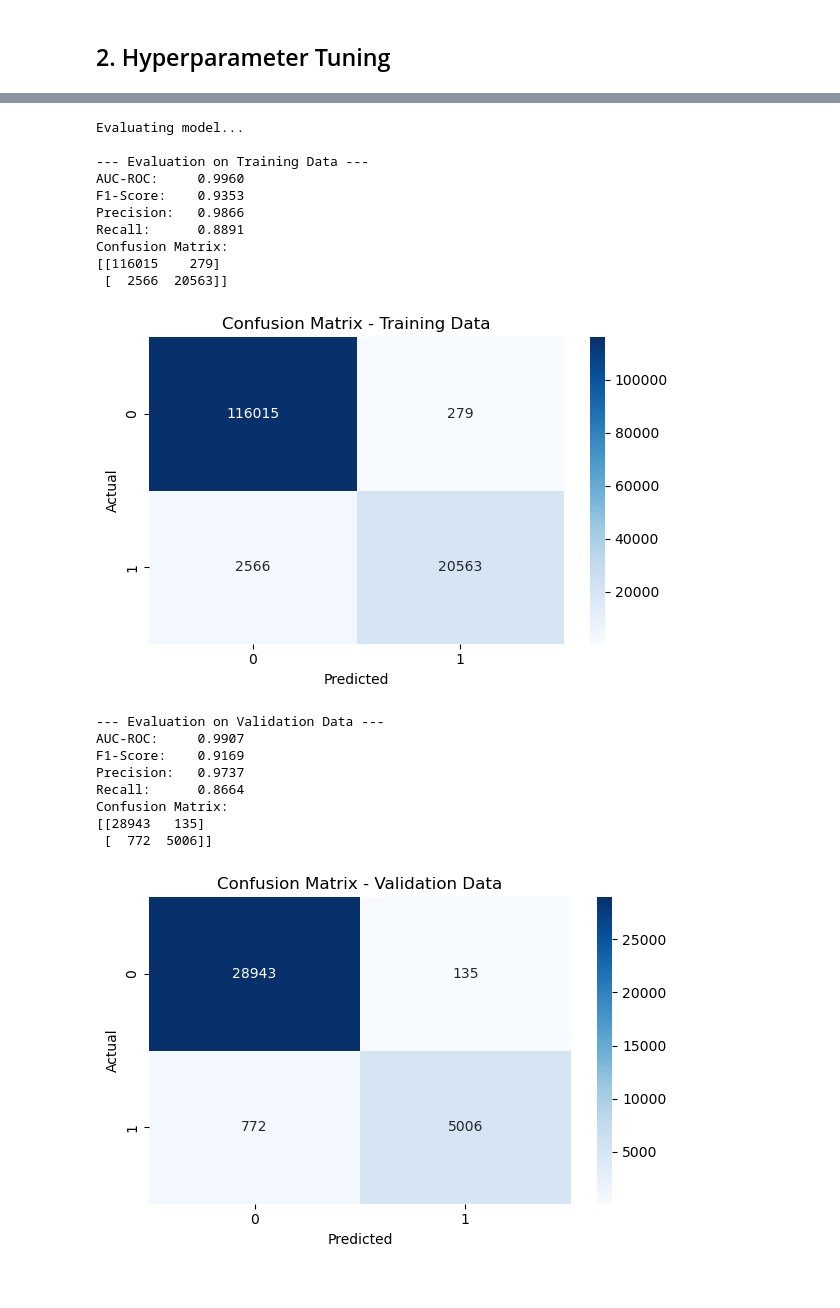
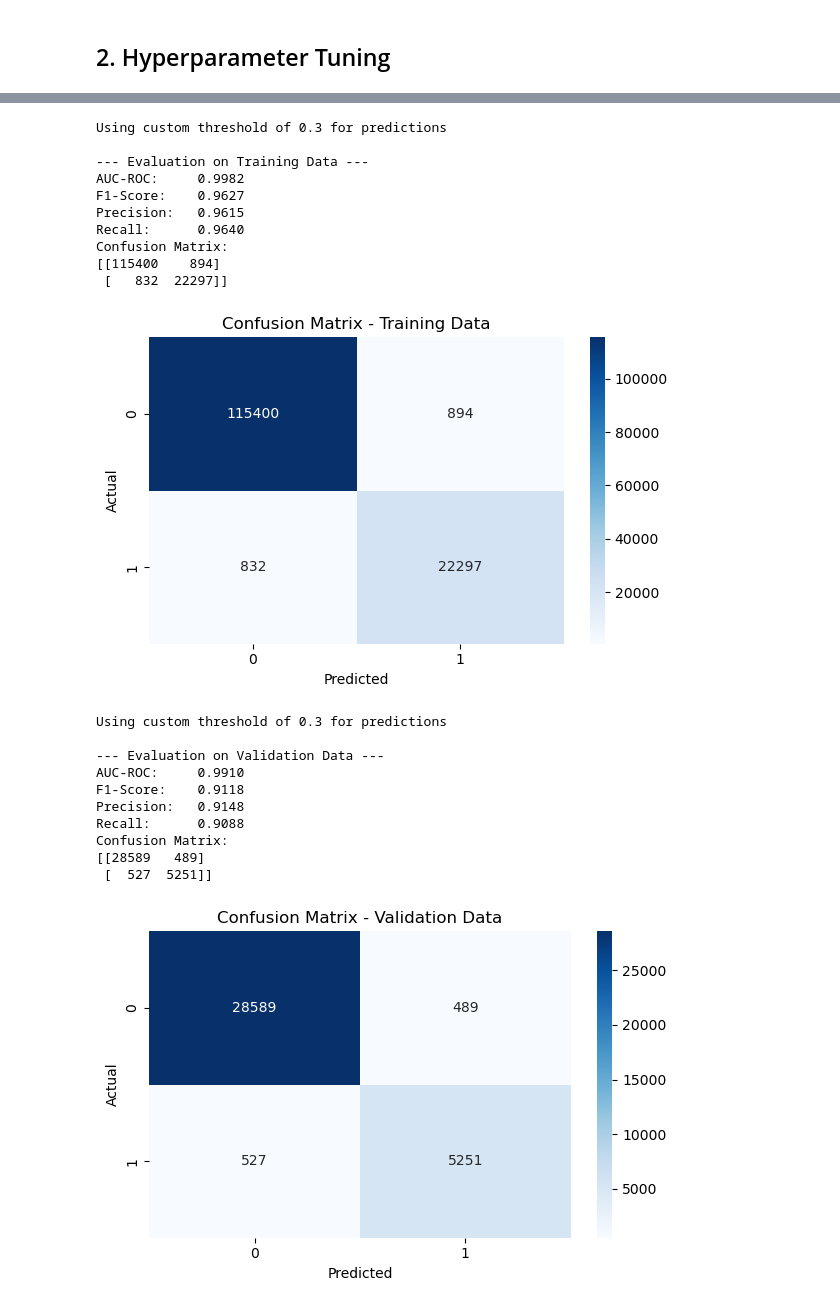
Before and after one commit to Reb-jon/Applying-Data-Science, a Jupyter notebook: ModelDevelopment_XGboost.ipynb, the cells around one changed output, grey strips where cells are left out. Saved outputs shown, nothing was run; the diff lists cells and outputs as text; code cells hidden in the pictures.

```diff
--- a/ModelDevelopment_XGboost.ipynb
+++ b/ModelDevelopment_XGboost.ipynb
@@ -38,12 +35,14 @@ import warnings
 warnings.filterwarnings('ignore')
 # %%
 # === Step 1: Data Preparation ===
-# Load the data
+# Load the data (train, validate, and test)
 df = pd.read_csv("Final_v2_processed.csv")
+test_df = pd.read_csv("Final_test_v2_processed.csv")
 
 # Convert 'addr_state' from string to numeric
 le = LabelEncoder()
 df["addr_state"] = le.fit_transform(df["addr_state"])
+test_df["addr_state"] = le.fit_transform(test_df["addr_state"])
 
 # Extract features and target
 target_col = "loan_status"
@@ -51,6 +50,8 @@ feature_cols = [col for col in df.columns if col != target_col and col != "id"]
 
 X = df[feature_cols].values
 y = df[target_col].values
+X_test = test_df[feature_cols].values
+y_test = test_df[target_col].values
 
 # Split into train and validation sets
 X_train, X_val, y_train, y_val = train_test_split(X, y, test_size=0.2, random_state=42)
@@ -60,6 +61,7 @@ X_train, X_val, y_train, y_val = train_test_split(X, y, test_size=0.2, random_st
 # Create DMatrix for XGBoost
 dtrain = xgb.DMatrix(X_train, label=y_train)
 dval = xgb.DMatrix(X_val, label=y_val)
+dtest = xgb.DMatrix(X_test, label=y_test)
 # %% [markdown]
 ## 2. Hyperparameter Tuning
 # %%
@@ -199,60 +229,69 @@ plt.show()
 # %%
-# === Step 4: Evaluate Model ===
-def evaluate_model(model, X, y, dataset_name=""):
+# === Step 5: Evaluate Model ===
+def evaluate_model(model, X, y, dataset_name="", threshold=0.5):
     dmatrix = xgb.DMatrix(X)
     y_prob = model.predict(dmatrix)
-    y_pred = [1 if prob > 0.5 else 0 for prob in y_prob]
+
+    # Use custom threshold as in the LSTM code (0.3)
+    if threshold != 0.5:
+        print(f"Using custom threshold of {threshold} for predictions")
+
+    y_pred = [1 if prob > threshold else 0 for prob in y_prob]
 
     # Compute metrics
     auc = roc_auc_score(y, y_prob)
     f1 = f1_score(y, y_pred)
     precision = precision_score(y, y_pred)
     recall = recall_score(y, y_pred)
     conf_matrix = confusion_matrix(y, y_pred)
 
     # Print results
     print(f"\n--- Evaluation on {dataset_name} ---")
     print(f"AUC-ROC:     {auc:.4f}")
     print(f"F1-Score:    {f1:.4f}")
     print(f"Precision:   {precision:.4f}")
     print(f"Recall:      {recall:.4f}")
     print("Confusion Matrix:")
     print(conf_matrix)
 
     # Plot confusion matrix
     plt.figure(figsize=(6, 4))
     sns.heatmap(conf_matrix, annot=True, fmt="d", cmap="Blues")
     plt.title(f"Confusion Matrix - {dataset_name}")
     plt.xlabel("Predicted")
     plt.ylabel("Actual")
     plt.tight_layout()
-    plt.savefig(f'confusion_matrix_{dataset_name.lower().replace(" ", "_")}.png')
     plt.show()
 
     return auc, f1, precision, recall
 
-# Evaluate on both datasets
-print("Evaluating model...")
-train_metrics = evaluate_model(final_model, X_train, y_train, "Training Data")
-val_metrics = evaluate_model(final_model, X_val, y_val, "Validation Data")
+# Evaluate with the same threshold as LSTM (0.3) for fair comparison
+threshold = 0.3
+
+# Evaluate on all datasets
+train_metrics = evaluate_model(final_model, X_train, y_train, "Training Data", threshold)
+val_metrics = evaluate_model(final_model, X_val, y_val, "Validation Data", threshold)
+test_metrics = evaluate_model(final_model, X_test, y_test, "Test Data", threshold)
 # %% [output]
-Evaluating model...
+Using custom threshold of 0.3 for predictions
 
 --- Evaluation on Training Data ---
-AUC-ROC:     0.9960
-F1-Score:    0.9353
-Precision:   0.9866
-Recall:      0.8891
+AUC-ROC:     0.9982
+F1-Score:    0.9627
+Precision:   0.9615
+Recall:      0.9640
 Confusion Matrix:
-[[116015    279]
- [  2566  20563]]
+[[115400    894]
+ [   832  22297]]
-[figure, old version]
+[figure, new version]
+Using custom threshold of 0.3 for predictions
+
 --- Evaluation on Validation Data ---
-AUC-ROC:     0.9907
-F1-Score:    0.9169
-Precision:   0.9737
-Recall:      0.8664
+AUC-ROC:     0.9910
+F1-Score:    0.9118
+Precision:   0.9148
+Recall:      0.9088
 Confusion Matrix:
-[[28943   135]
- [  772  5006]]
+[[28589   489]
+ [  527  5251]]
-[figure, old version]
+[figure, new version]
```
Also changed, not shown: parts of 11 cells of this notebook, 2 other files.
